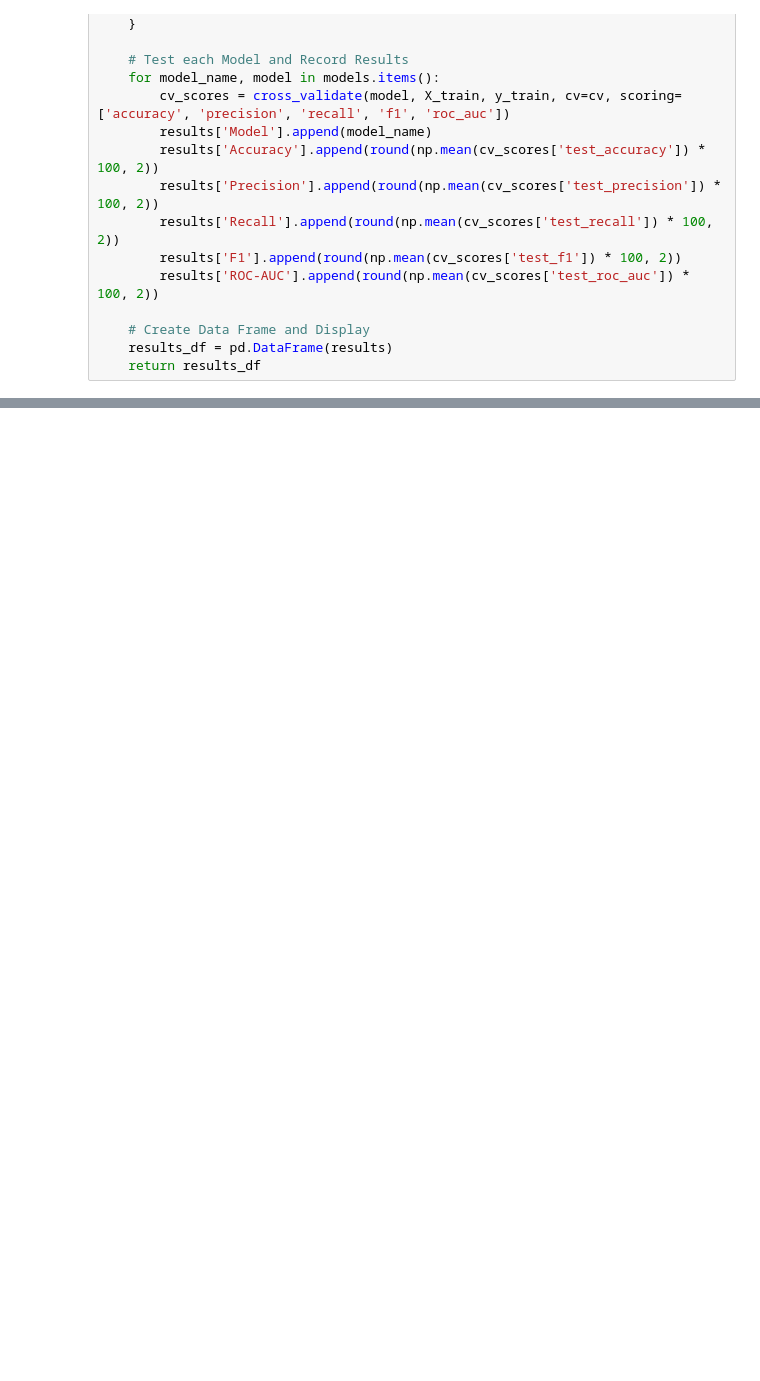
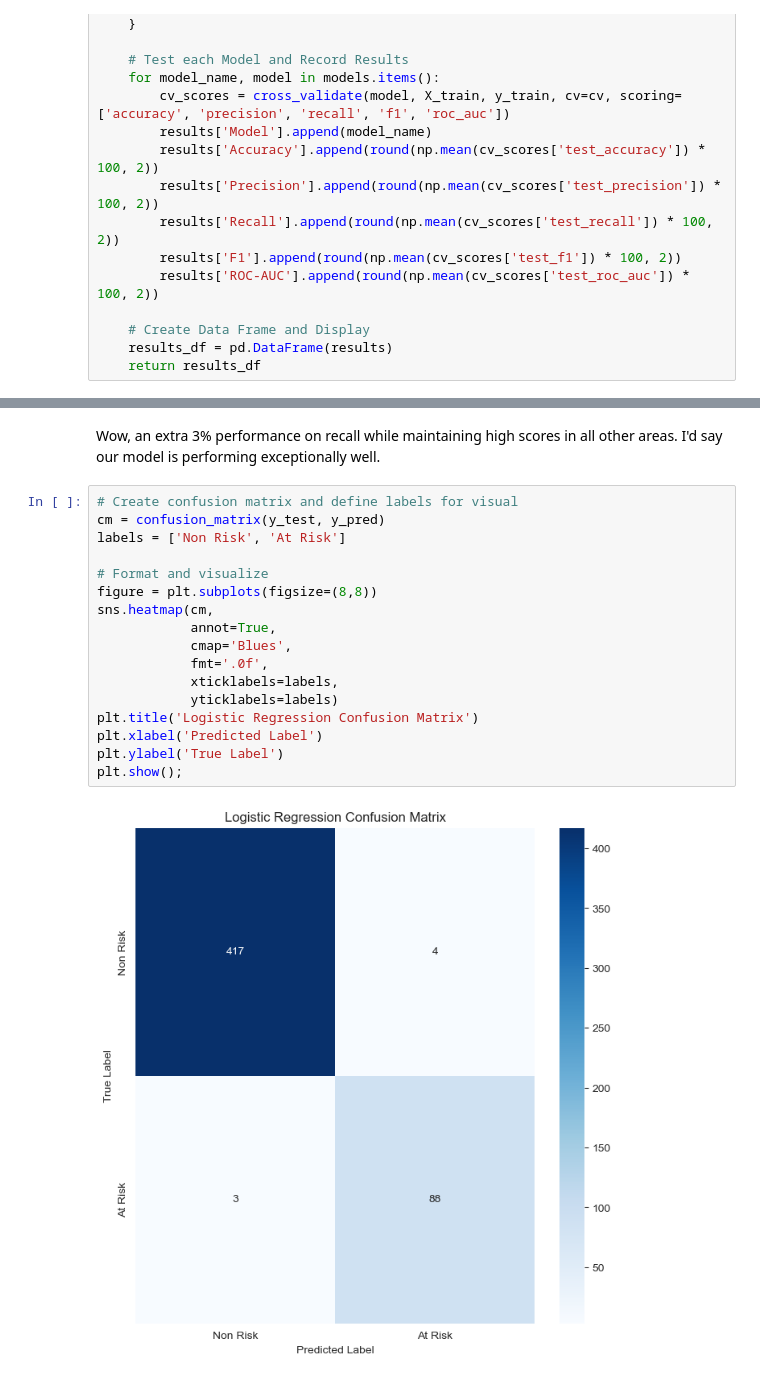
Before and after one commit to elijahlopez94/depression_survey_analysis, a Jupyter notebook: ml.ipynb, the cells around one changed output, grey strips where cells are left out. Cells and saved outputs as stored; diff of their text form; blank space fills up the shorter version.

```diff
--- a/ml.ipynb
+++ b/ml.ipynb
@@ -281,0 +328,21 @@ Because our goal is to support medical professionals in indentifying individuals
+# %% [markdown]
+Wow, an extra 3% performance on recall while maintaining high scores in all other areas. I'd say our model is performing exceptionally well.
+# %%
+# Create confusion matrix and define labels for visual
+cm = confusion_matrix(y_test, y_pred)
+labels = ['Non Risk', 'At Risk']
+
+# Format and visualize
+figure = plt.subplots(figsize=(8,8))
+sns.heatmap(cm,
+            annot=True,
+            cmap='Blues',
+            fmt='.0f',
+            xticklabels=labels,
+            yticklabels=labels)
+plt.title('Logistic Regression Confusion Matrix')
+plt.xlabel('Predicted Label')
+plt.ylabel('True Label')
+plt.show();
+# %% [output]
+[figure, added]
```
Also changed, not shown: parts of 8 cells of this notebook.
